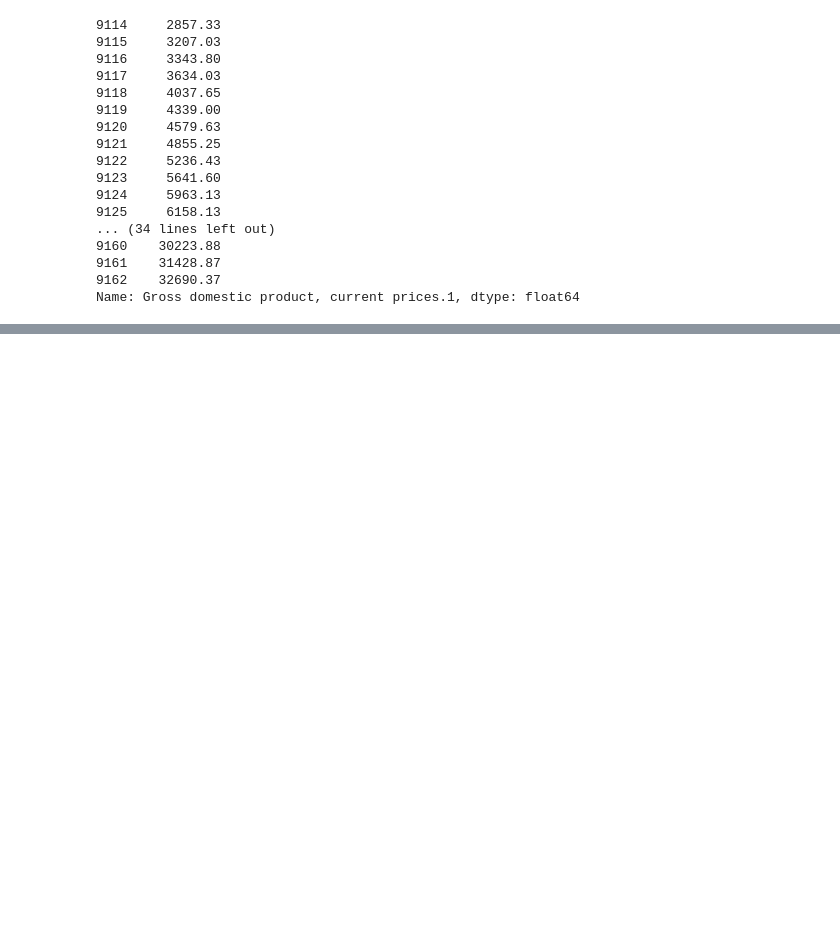
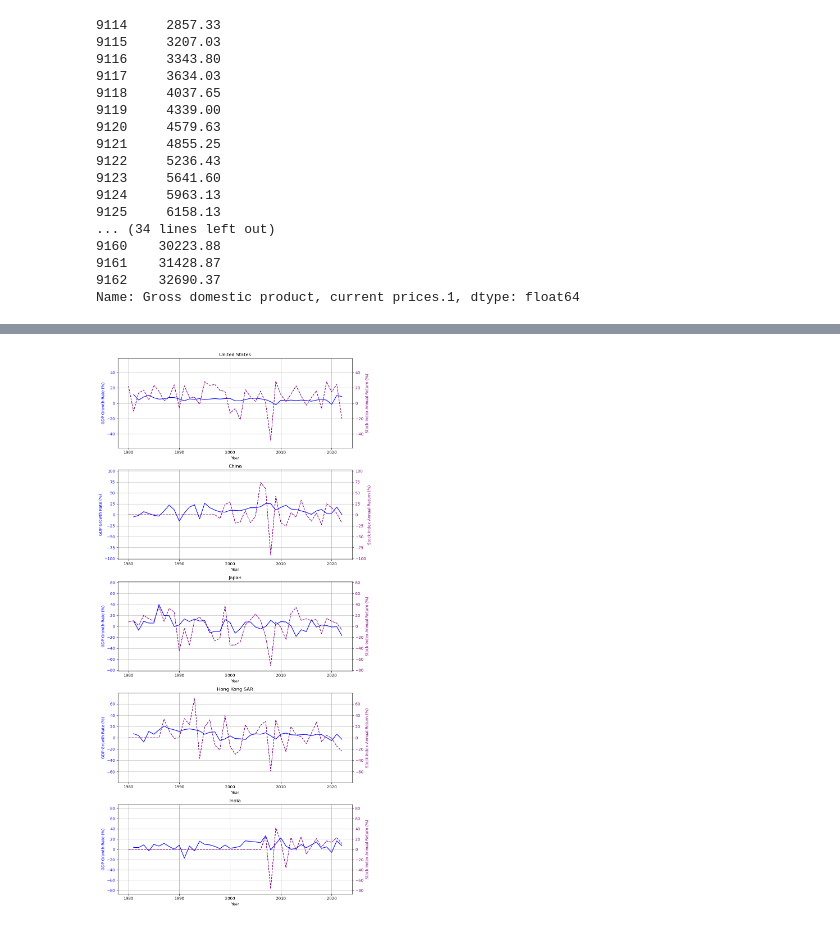
Before and after one commit to gjm826f8/NUS-CS5346-Group-8-Project, a Jupyter notebook: Stock_Indix_Plot.ipynb, the cells around one changed output, grey strips where cells are left out. Saved outputs shown, nothing was run; the diff lists cells and outputs as text; code cells hidden in the pictures; blank space fills up the shorter version.

```diff
--- a/Stock_Indix_Plot.ipynb
+++ b/Stock_Indix_Plot.ipynb
@@ -184,0 +239,29 @@ axis.legend(countries)
+# %%
+# plotting the GDP growth rate, GDP per capita growth rate, and stock annual return for United States, China, Japan, Hong Kong, India
+figure, axis = plt.subplots(5, 1)
+figure.set_figheight(20)
+figure.set_figwidth(10)
+for i in range(5):
+    axis[i].plot(gdp_growth_rate[gdp_growth_rate['Year'] <= 2022]['Year'], gdp_growth_rate[gdp_growth_rate['Year'] <= 2022]['GDP', countries[i]] * 100, color='blue')
+    axis[i].tick_params(axis='y', labelcolor='blue')
+    # axis[i].plot(gdp_growth_rate['Year'], gdp_growth_rate['GDP per capita', countries[i]] * 100, color='green')
+    # axis[i].tick_params(axis='y', labelcolor='blue')
+
+    ax2 = axis[i].twinx()
+    ax2.plot(stock_indices_annual_return['Year'], stock_indices_annual_return[stock_indices[i]] * 100, linestyle='--', color='purple')
+    ax2.tick_params(axis='y', labelcolor='purple')
+    ax2.set_ylabel('Stock Index Annual Return (%)', color='purple')
+
+    # share y axis
+    max_y = (stock_indices_annual_return[stock_indices[i]] * 100).abs().max() + 10
+    min_y = (stock_indices_annual_return[stock_indices[i]] * 100).abs().max()*(-1) - 10
+    axis[i].set_ylim(min_y, max_y)
+    ax2.set_ylim(min_y, max_y)
+
+    axis[i].set_title(countries[i])
+    axis[i].set_xlabel('Year')
+    axis[i].set_ylabel('GDP Growth Rate (%)', color='blue')
+    axis[i].grid(True)
+plt.tight_layout()
+# %% [output]
+[figure, added]
```
Also changed, not shown: parts of 9 cells of this notebook.
